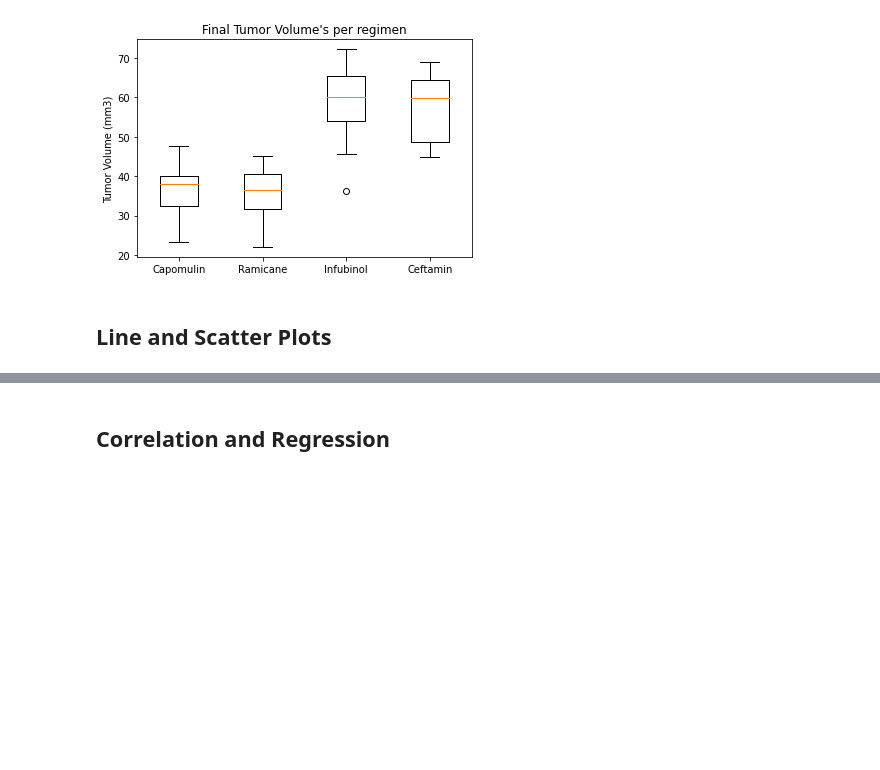
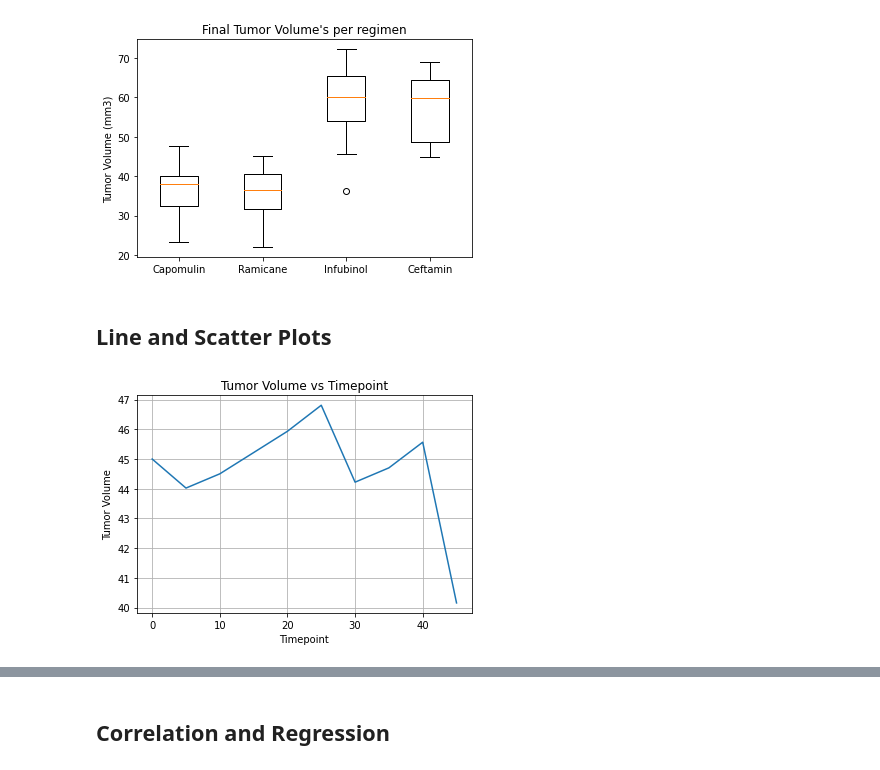
Before and after one commit to g8r1fl/matplotlib-challege, a Jupyter notebook: Pymaceuticals/pymaceuticals_starter.ipynb, the cells around one changed output, grey strips where cells are left out. Drawn from its saved outputs; the diff is of its cells as text; code cells hidden in the pictures; blank space fills up the shorter version.

Commit message:
coded line and scatter plots

```diff
--- a/Pymaceuticals/pymaceuticals_starter.ipynb
+++ b/Pymaceuticals/pymaceuticals_starter.ipynb
@@ -447,6 +459,17 @@ plt.show()
 ## Line and Scatter Plots
 # %%
 # Generate a line plot of tumor volume vs. time point for a mouse treated with Capomulin
+g316_df = regimen_df[regimen_df['Drug Regimen'] == 'Capomulin'][regimen_df['Mouse ID'] == 'g316']
+time = g316_df['Timepoint']
+vol = g316_df['Tumor Volume (mm3)']
+plt.plot(time, vol)
+plt.title('Tumor Volume vs Timepoint')
+plt.xlabel('Timepoint')
+plt.ylabel('Tumor Volume')
+plt.grid()
+plt.show()
+# %% [output]
+[figure, added]
 # %%
 # Generate a scatter plot of average tumor volume vs. mouse weight for the Capomulin regimen
 # Matplotlib - Day 3 - Activity 3
```
Also changed, not shown: parts of 2 cells of this notebook.
